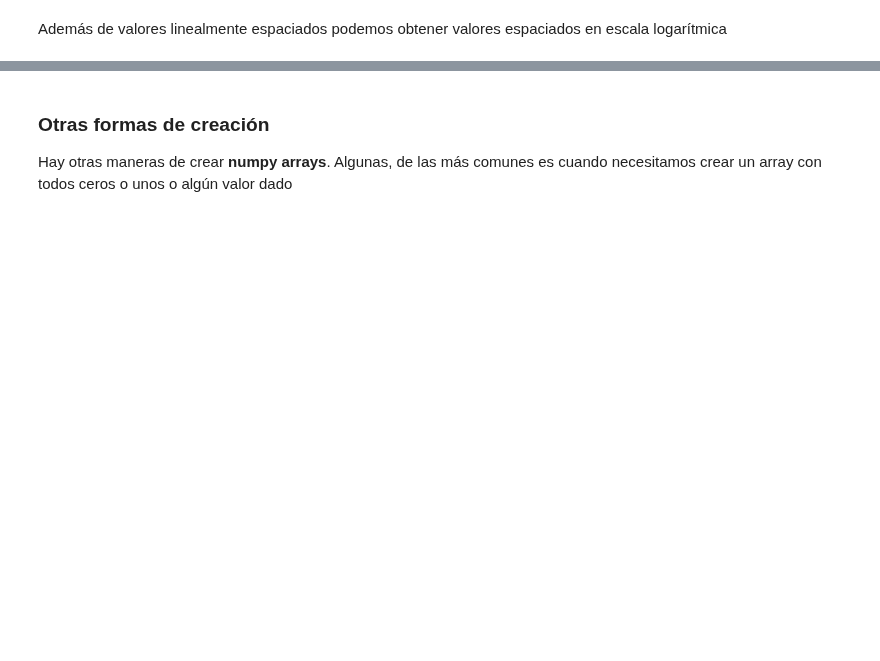
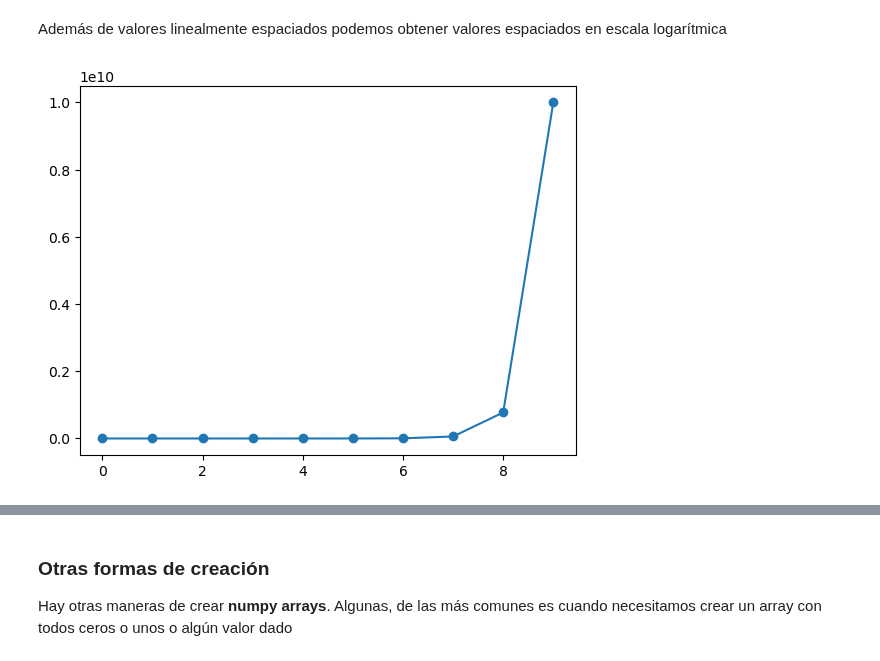
Before and after one commit to fiolj/intro-python-IB, a Jupyter notebook: clases/08_1_intro_numpy.ipynb, the cells around one changed output, grey strips where cells are left out. Saved outputs shown, nothing was run; the diff lists cells and outputs as text; code cells hidden in the pictures; blank space fills up the shorter version.

```diff
--- a/clases/08_1_intro_numpy.ipynb
+++ b/clases/08_1_intro_numpy.ipynb
@@ -266,10 +371,12 @@ plt.show()
 # %% [markdown]
 Además de valores linealmente espaciados podemos obtener valores espaciados en escala logarítmica
 # %%
-w= np.logspace(0,10,20)
+w = np.logspace(0,10,10)
 # %%
-plt.plot(v1, w, 'o-')
+plt.plot( w, 'o-')
 plt.show()
+# %% [output]
+[figure, added]
 # %%
 w1 = np.logspace(0,2,3) # Start y Stop son los exponentes
 print(w1)
```
Also changed, not shown: parts of 66 cells of this notebook, 7 other files.
